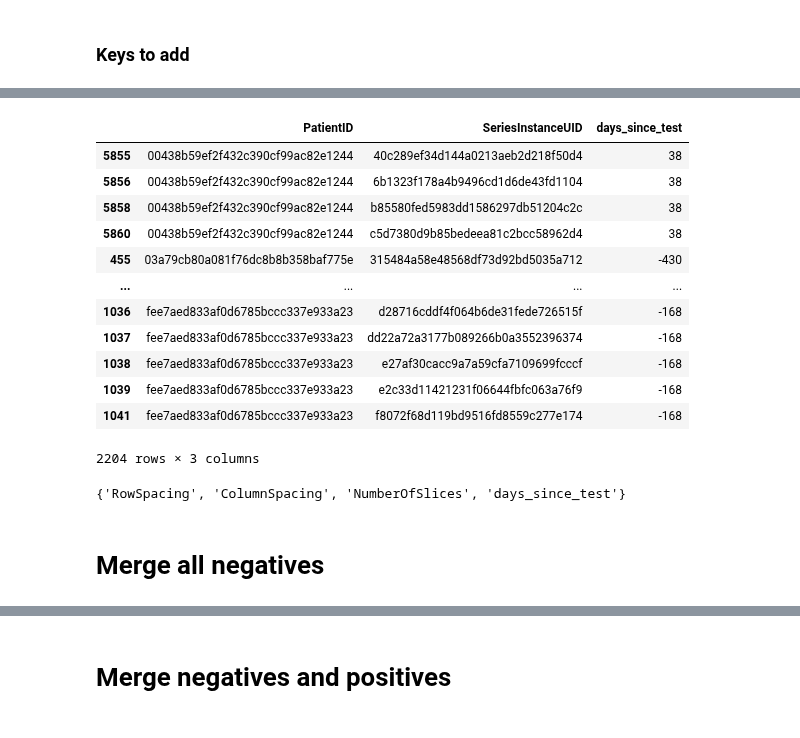
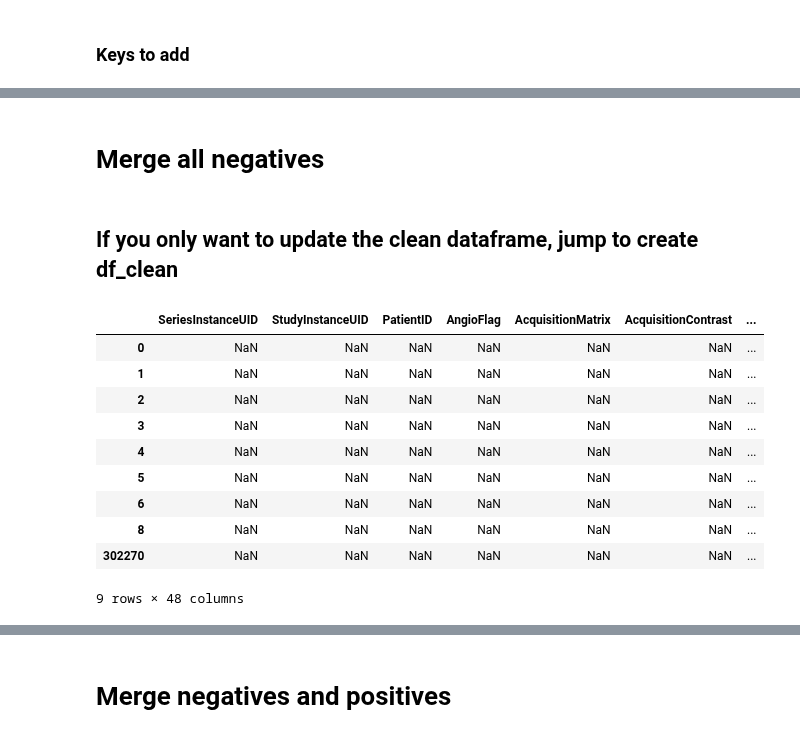
Before and after one commit to Kiril94/Thesis, a Jupyter notebook: cobra/ds_notebooks/create_df_all.ipynb, the cells around one changed output, grey strips where cells are left out. Cells and saved outputs as stored; diff of their text form; code cells hidden in the pictures.

Commit message:
updated df clean

```diff
--- a/cobra/ds_notebooks/create_df_all.ipynb
+++ b/cobra/ds_notebooks/create_df_all.ipynb
@@ -74,26 +30,5 @@ array([ True,  True,  True, ...,  True,  True,  True])
-# %%
-dst_comp[~comparison_column]
-# %% [output]
-|  | PatientID | SeriesInstanceUID | days_since_test |
-| 5855 | 00438b59ef2f432c390cf99ac82e1244 | 40c289ef34d144a0213aeb2d218f50d4 | 38 |
-| 5856 | 00438b59ef2f432c390cf99ac82e1244 | 6b1323f178a4b9496cd1d6de43fd1104 | 38 |
-| 5858 | 00438b59ef2f432c390cf99ac82e1244 | b85580fed5983dd1586297db51204c2c | 38 |
-| 5860 | 00438b59ef2f432c390cf99ac82e1244 | c5d7380d9b85bedeea81c2bcc58962d4 | 38 |
-| 455 | 03a79cb80a081f76dc8b8b358baf775e | 315484a58e48568df73d92bd5035a712 | -430 |
-| ... | ... | ... | ... |
-| 1036 | fee7aed833af0d6785bccc337e933a23 | d28716cddf4f064b6de31fede726515f | -168 |
-| 1037 | fee7aed833af0d6785bccc337e933a23 | dd22a72a3177b089266b0a3552396374 | -168 |
-| 1038 | fee7aed833af0d6785bccc337e933a23 | e27af30cacc9a7a59cfa7109699fcccf | -168 |
-| 1039 | fee7aed833af0d6785bccc337e933a23 | e2c33d11421231f06644fbfc063a76f9 | -168 |
-| 1041 | fee7aed833af0d6785bccc337e933a23 | f8072f68d119bd9516fd8559c277e174 | -168 |
-2204 rows × 3 columns
-# %%
-df_keys = pd.read_csv(join(csv_folder, 'neg_pos.csv')).keys()
-dfc_keys = pd.read_csv(join(csv_folder, 'neg_pos_clean.csv')).keys()
-missing_keys = set(dfc_keys).difference(set(df_keys))
-print(missing_keys)
-# %% [output]
-{'RowSpacing', 'ColumnSpacing', 'NumberOfSlices', 'days_since_test'}
 # %% [markdown]
 # Merge all negatives
+# %% [markdown]
+## If you only want to update the clean dataframe, jump to create df_clean
 # %%
@@ -101,4 +35,18 @@ print(missing_keys)
 df_neg_all = pd.read_csv(join(csv_folder, 'neg_all.csv'))
+# %%
+df_neg_all[df_neg_all.SeriesInstanceUID.isnull()]
+# %% [output]
+|  | SeriesInstanceUID | StudyInstanceUID | PatientID | AngioFlag | AcquisitionMatrix | AcquisitionContrast | ... |
+| 0 | NaN | NaN | NaN | NaN | NaN | NaN | ... |
+| 1 | NaN | NaN | NaN | NaN | NaN | NaN | ... |
+| 2 | NaN | NaN | NaN | NaN | NaN | NaN | ... |
+| 3 | NaN | NaN | NaN | NaN | NaN | NaN | ... |
+| 4 | NaN | NaN | NaN | NaN | NaN | NaN | ... |
+| 5 | NaN | NaN | NaN | NaN | NaN | NaN | ... |
+| 6 | NaN | NaN | NaN | NaN | NaN | NaN | ... |
+| 8 | NaN | NaN | NaN | NaN | NaN | NaN | ... |
+| 302270 | NaN | NaN | NaN | NaN | NaN | NaN | ... |
+9 rows × 48 columns
 # %%
 df_neg_all[df_neg_all.InstanceCreationDate.isnull()]
 # %% [output]
```
Also changed, not shown: parts of 24 cells of this notebook, 2 other files.
